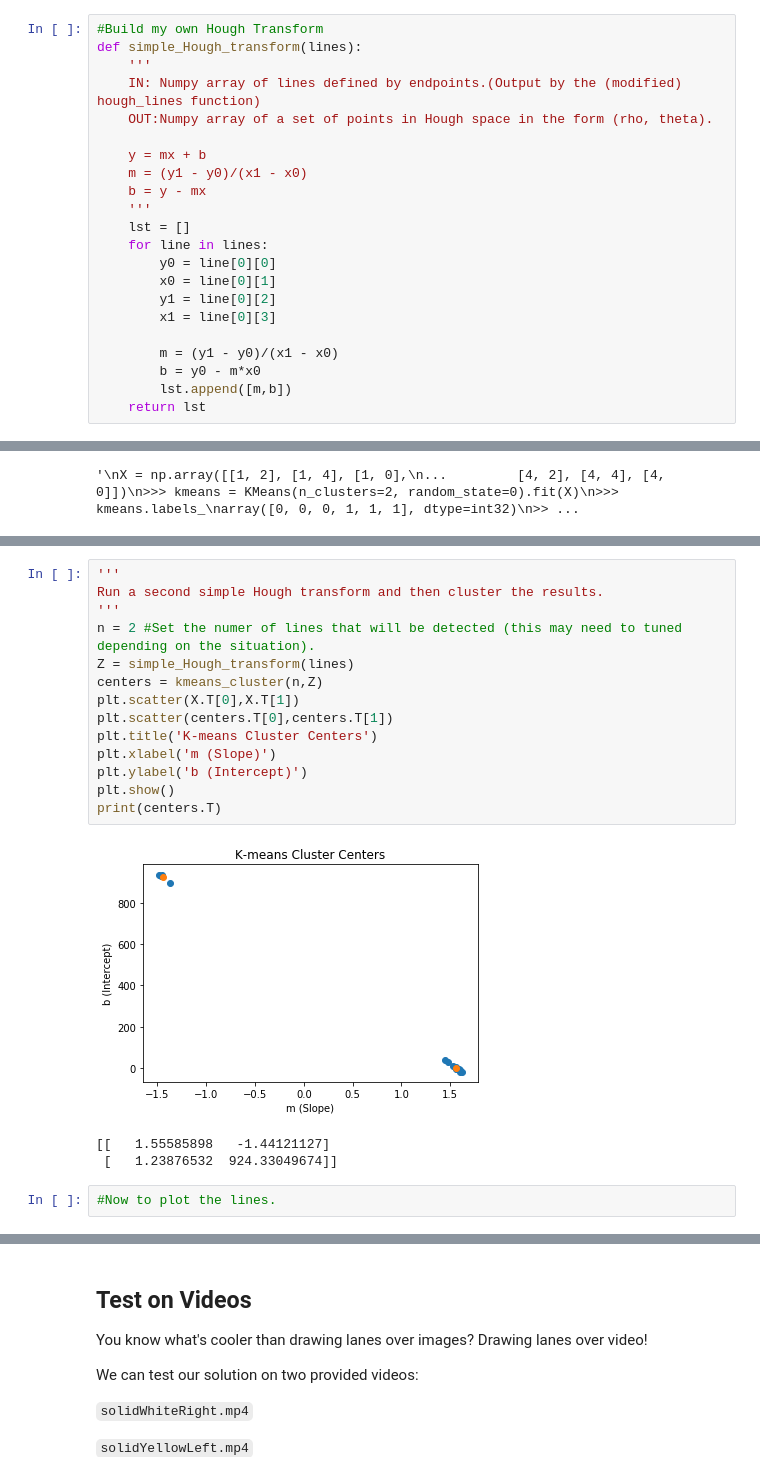
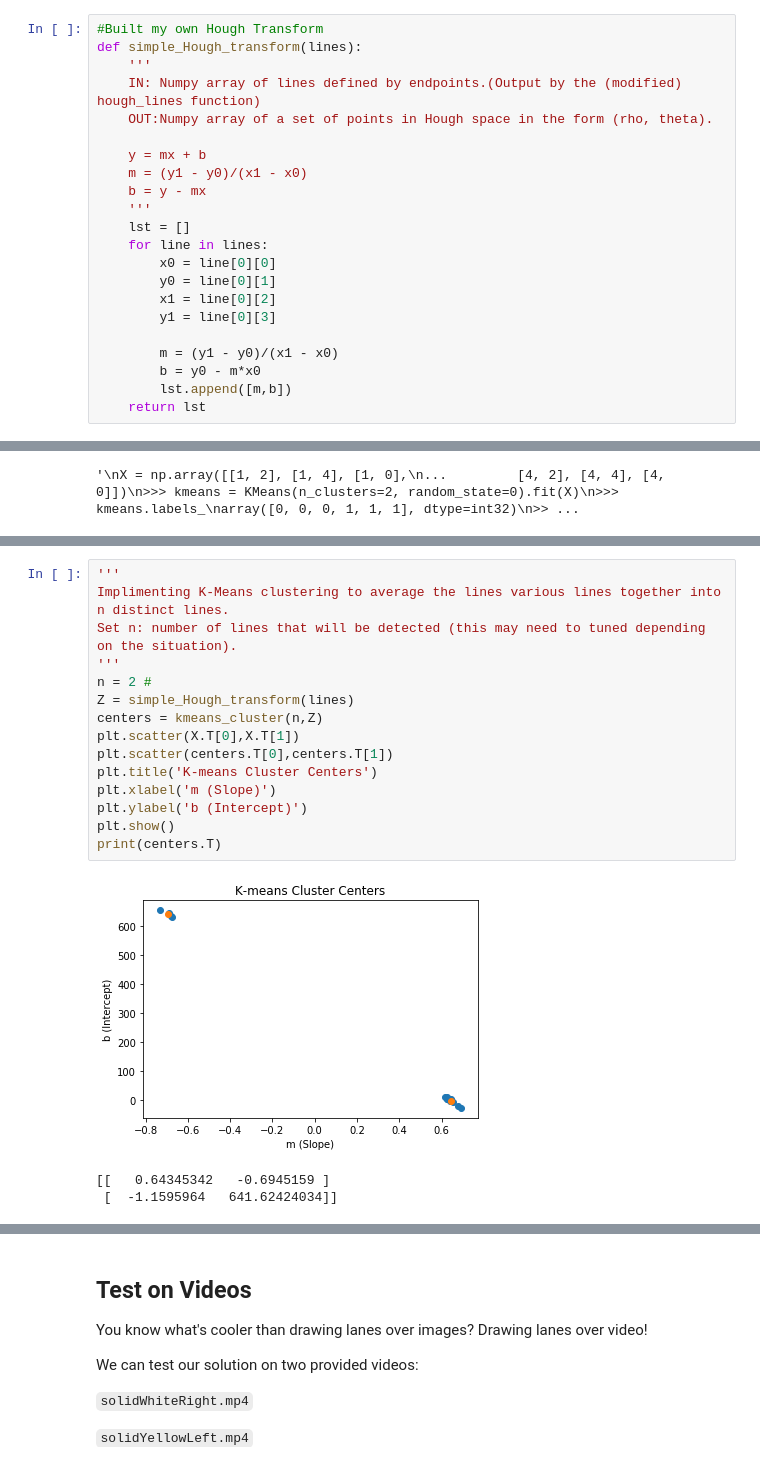
Before and after one commit to tevisgehr/Tevis_Self_Driving_Car_Nanodegree_Udacity, a Jupyter notebook: CarND-LaneLines-P1-master/P1.ipynb, the cells around one changed output, grey strips where cells are left out. Drawn from its saved outputs; the diff is of its cells as text.

Commit message:
Lines calculated and drawn correctly.

```diff
--- a/CarND-LaneLines-P1-master/P1.ipynb
+++ b/CarND-LaneLines-P1-master/P1.ipynb
@@ -197,7 +197,7 @@ Build the pipeline and run your solution on all test_images. Make copies into th
 
 Try tuning the various parameters, especially the low and high Canny thresholds as well as the Hough lines parameters.
 # %%
-#Build my own Hough Transform
+#Built my own Hough Transform
 def simple_Hough_transform(lines):
     '''
     IN: Numpy array of lines defined by endpoints.(Output by the (modified) hough_lines function)
@@ -209,10 +209,10 @@ def simple_Hough_transform(lines):
     '''
     lst = []
     for line in lines:
-        y0 = line[0][0]
-        x0 = line[0][1]
-        y1 = line[0][2]
-        x1 = line[0][3]
+        x0 = line[0][0]
+        y0 = line[0][1]
+        x1 = line[0][2]
+        y1 = line[0][3]
 
         m = (y1 - y0)/(x1 - x0)
         b = y0 - m*x0
@@ -311,20 +330,19 @@ plt.show()
 # %%
 '''
-Run a second simple Hough transform and then cluster the results.
+Implimenting K-Means clustering to average the lines various lines together into n distinct lines.
+Set n: number of lines that will be detected (this may need to tuned depending on the situation).
 '''
-n = 2 #Set the numer of lines that will be detected (this may need to tuned depending on the situation).
+n = 2 #
 Z = simple_Hough_transform(lines)
 centers = kmeans_cluster(n,Z)
 plt.scatter(X.T[0],X.T[1])
 plt.scatter(centers.T[0],centers.T[1])
 plt.title('K-means Cluster Centers')
 plt.xlabel('m (Slope)')
 plt.ylabel('b (Intercept)')
 plt.show()
 print(centers.T)
 # %% [output]
-[figure, old version]
+[figure, new version]
-[[   1.55585898   -1.44121127]
- [   1.23876532  924.33049674]]
+[[   0.64345342   -0.6945159 ]
+ [  -1.1595964   641.62424034]]
-# %%
-#Now to plot the lines.
```
Also changed, not shown: parts of 6 cells of this notebook.
